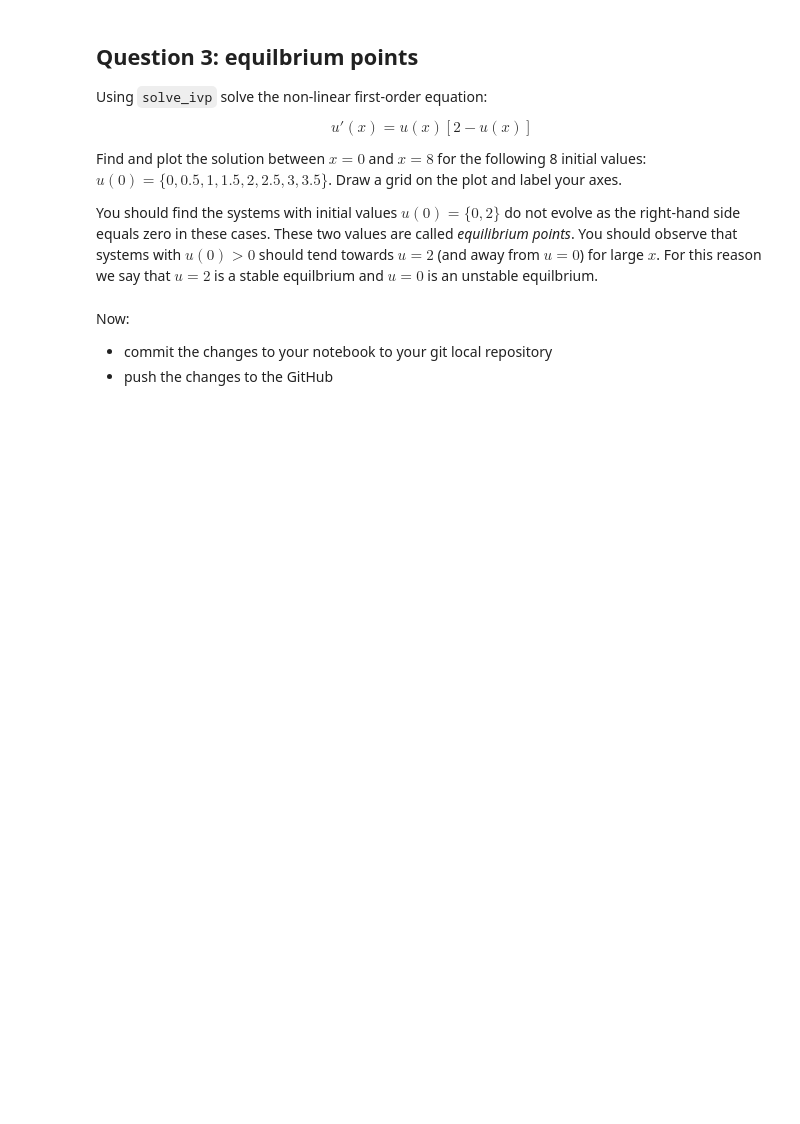
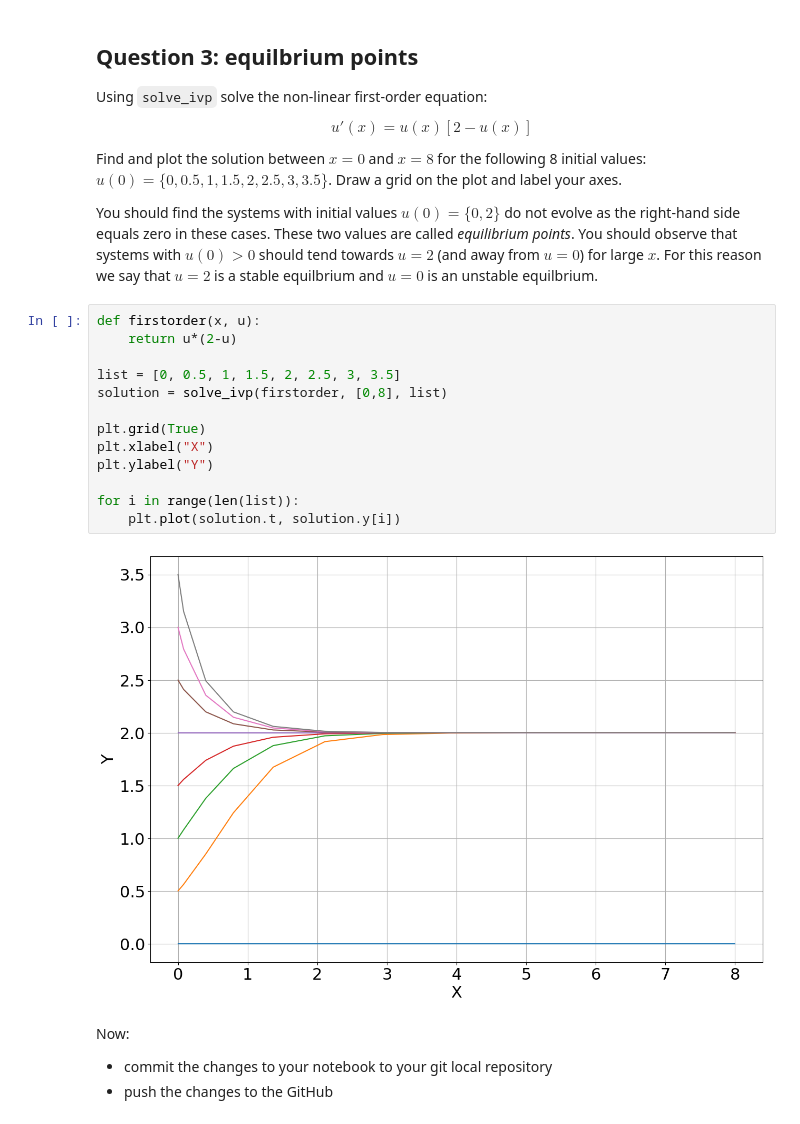
Before and after one commit to NiallCarbery/Computational_Science, a Jupyter notebook: Assignment3/Assignment-3.ipynb, the cells around one changed output. Saved outputs shown, nothing was run; the diff lists cells and outputs as text; blank space fills up the shorter version.

```diff
--- a/Assignment3/Assignment-3.ipynb
+++ b/Assignment3/Assignment-3.ipynb
@@ -268,6 +268,21 @@ $$u'(x) = u(x)[2-u(x)]$$
 Find and plot the solution between $x=0$ and $x=8$ for the following 8 initial values: $u(0) = \{0, 0.5, 1, 1.5, 2, 2.5, 3, 3.5\}$. Draw a grid on the plot and label your axes.
 
 You should find the systems with initial values $u(0) = \{0,2\}$ do not evolve as the right-hand side equals zero in these cases. These two values are called *equilibrium points*. You should observe that systems with $u(0) > 0$ should tend towards $u=2$ (and away from $u=0$) for large $x$. For this reason we say that $u=2$ is a stable equilbrium and $u=0$ is an unstable equilbrium.
+# %%
+def firstorder(x, u):
+    return u*(2-u)
+
+list = [0, 0.5, 1, 1.5, 2, 2.5, 3, 3.5]
+solution = solve_ivp(firstorder, [0,8], list)
+
+plt.grid(True)
+plt.xlabel("X")
+plt.ylabel("Y")
+
+for i in range(len(list)):
+    plt.plot(solution.t, solution.y[i])
+# %% [output]
+[figure, added]
 # %% [markdown]
 Now:
 - commit the changes to your notebook to your git local repository
```
